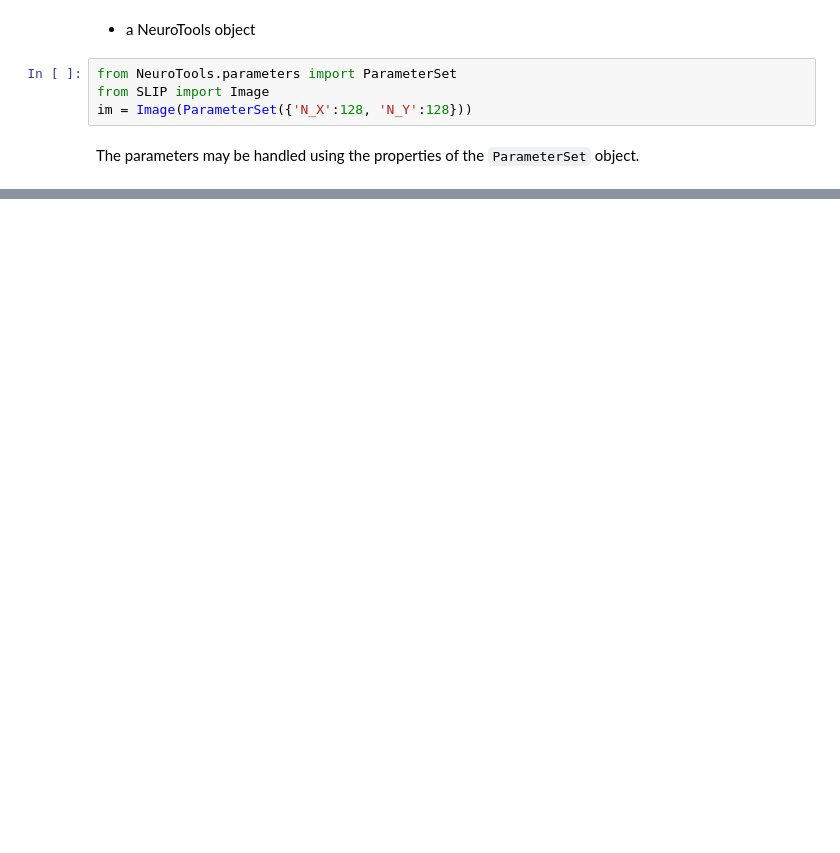
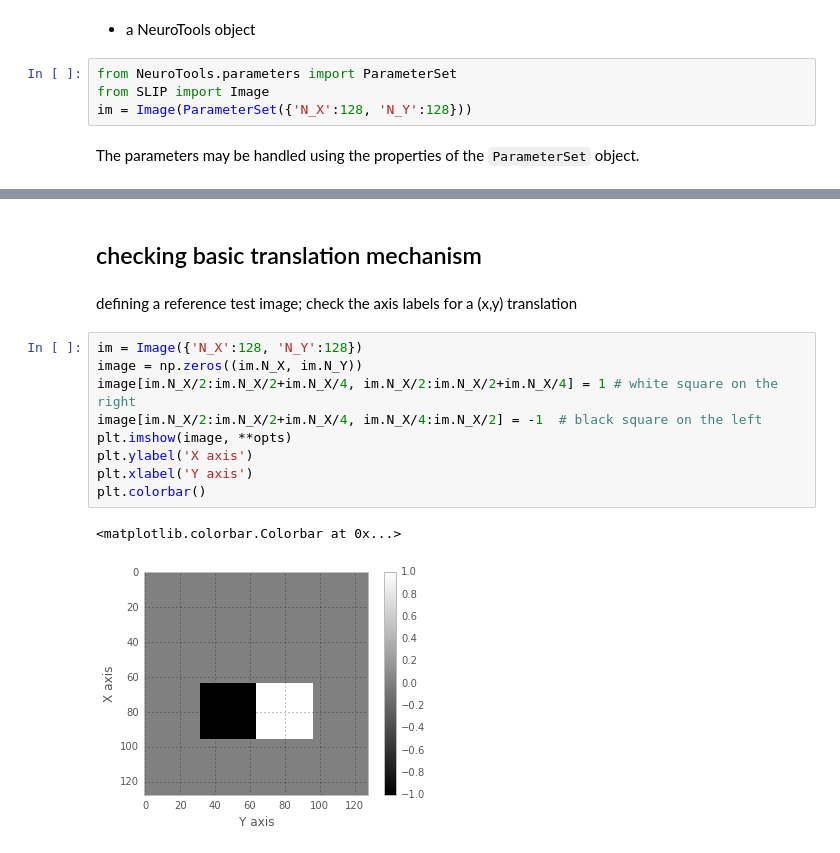
Before and after one commit to bicv/SLIP, a Jupyter notebook: test_SLIP.ipynb, the cells around one changed output, grey strips where cells are left out. Cells and saved outputs as stored; diff of their text form; blank space fills up the shorter version.

```diff
--- a/test_SLIP.ipynb
+++ b/test_SLIP.ipynb
@@ -42,0 +141,16 @@ The parameters may be handled using the properties of the ``ParameterSet`` objec
+# %% [markdown]
+## checking basic translation mechanism
+# %% [markdown]
+defining a reference test image; check the axis labels for a (x,y) translation
+# %%
+im = Image({'N_X':128, 'N_Y':128})
+image = np.zeros((im.N_X, im.N_Y))
+image[im.N_X/2:im.N_X/2+im.N_X/4, im.N_X/2:im.N_X/2+im.N_X/4] = 1 # white square on the right
+image[im.N_X/2:im.N_X/2+im.N_X/4, im.N_X/4:im.N_X/2] = -1  # black square on the left
+plt.imshow(image, **opts)
+plt.ylabel('X axis')
+plt.xlabel('Y axis')
+plt.colorbar()
+# %% [output]
+<matplotlib.colorbar.Colorbar at 0x...>
+[figure, added]
```
Also changed, not shown: parts of 41 cells of this notebook, 21 other files.
